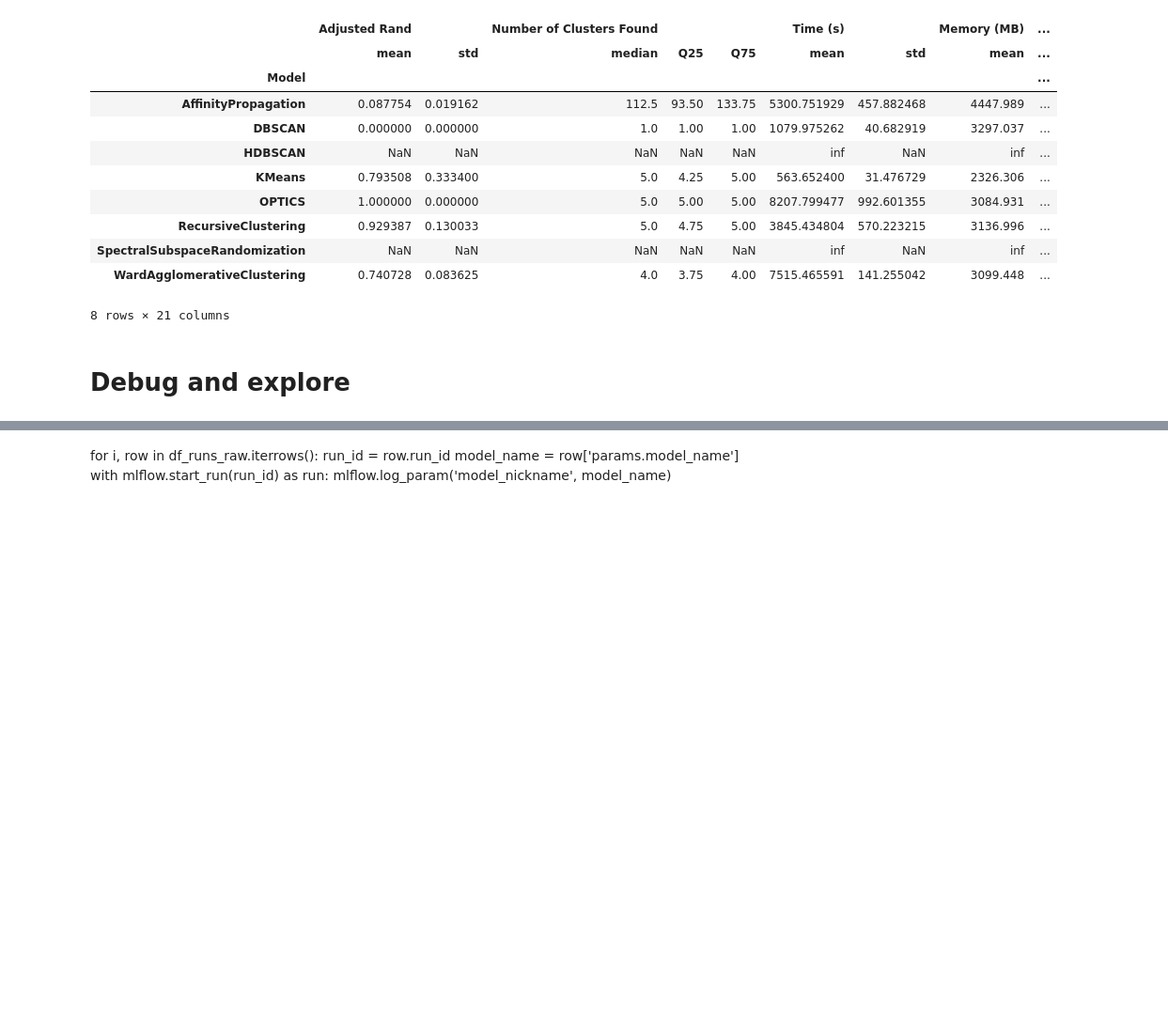
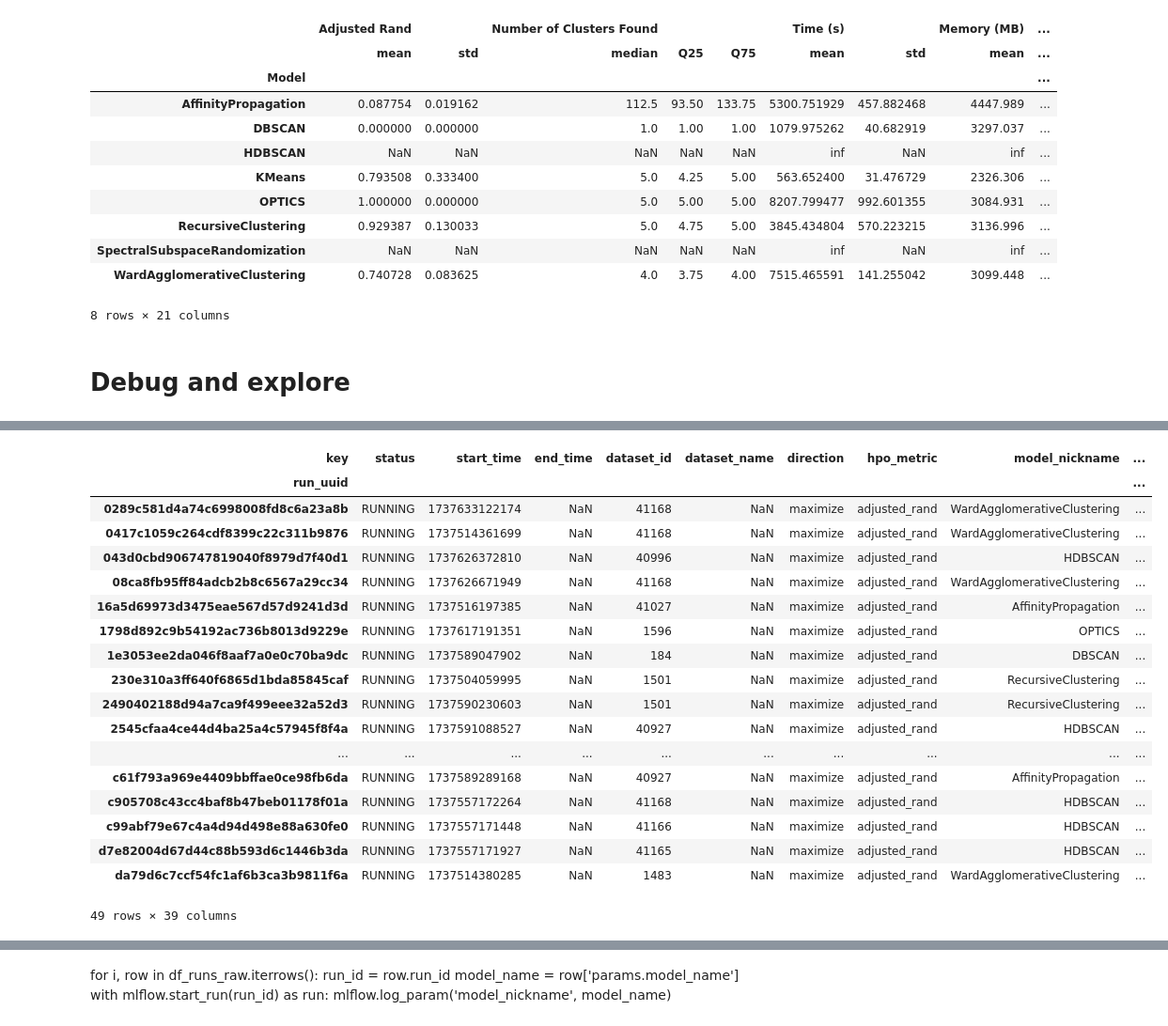
Before and after one commit to BrunoBelucci/cohirf, a Jupyter notebook: results/analyze_runs_openml.ipynb, the cells around one changed output, grey strips where cells are left out. Shown at 94% size. Cells and saved outputs as stored; diff of their text form; code cells hidden in the pictures; blank space fills up the shorter version.

```diff
--- a/results/analyze_runs_openml.ipynb
+++ b/results/analyze_runs_openml.ipynb
@@ -52,8 +58,13 @@ latest_metrics_columns = [
     'mutual_info',
     'adjusted_mutual_info',
     'normalized_mutual_info',
-    'homogeneity_completeness_v_measure',
+    'homogeneity',
+    'completeness',
+    'v_measure',
     'silhouette',
+    'calinski_harabasz_score',
+    'davies_bouldin_score',
+    'inertia_score',
     'best_n_clusters_',
     'best_rand_score',
     'best_adjusted_rand',
@@ -62,6 +73,12 @@ latest_metrics_columns = [
     'best_normalized_mutual_info',
     'best_homogeneity_completeness_v_measure',
     'best_silhouette',
+    'best_calinski_harabasz_score',
+    'best_davies_bouldin_score',
+    'best_inertia_score',
+    'best_homogeneity',
+    'best_completeness',
+    'best_v_measure',
 ]
 # %%
 tags_columns = [
@@ -70,6 +87,22 @@ tags_columns = [
     'parent_run_id',
     'best_child_run_id',
 ]
+# %%
+# parameters of each model, they are saved as tags for the parent run
+parameters = {
+    'RecursiveClustering': ['components_size', 'repetitions', 'kmeans_n_clusters'],
+    'KMeans': ['n_clusters'],
+    'HDBSCAN': ['min_cluster_size'],
+    'DBSCAN': ['eps', 'min_samples'],
+    'AffinityPropagation': ['damping'],
+    'OPTICS': ['min_samples'],
+    'SpectralSubspaceRandomization': ['n_similarities', 'sampling_ratio', 'sc_n_clusters'],
+    'WardAgglomerativeClustering': ['n_clusters'],
+}
+all_model_parameters = [p for model, params in parameters.items() for p in params]
+all_model_parameters = list(set(all_model_parameters))
+for param in all_model_parameters:
+    tags_columns.append(param)
 # %%
 runs_columns = ['run_uuid', 'status', 'start_time', 'end_time']
 experiments_columns = []
@@ -832,5 +1124,27 @@ df = df_runs_raw_parents.copy()
 # %%
-df = df.loc[df['model_nickname'] == 'RecursiveClustering']
+df = df.loc[df['status'] == 'RUNNING']
+# %%
+df
+# %% [output]
+| key | status | start_time | end_time | dataset_id | dataset_name | direction | hpo_metric | model_nickname | ... |
+| run_uuid |  |  |  |  |  |  |  |  | ... |
+| 0289c581d4a74c6998008fd8c6a23a8b | RUNNING | 1737633122174 | NaN | 41168 | NaN | maximize | adjusted_rand | WardAgglomerativeClustering | ... |
+| 0417c1059c264cdf8399c22c311b9876 | RUNNING | 1737514361699 | NaN | 41168 | NaN | maximize | adjusted_rand | WardAgglomerativeClustering | ... |
+| 043d0cbd906747819040f8979d7f40d1 | RUNNING | 1737626372810 | NaN | 40996 | NaN | maximize | adjusted_rand | HDBSCAN | ... |
+| 08ca8fb95ff84adcb2b8c6567a29cc34 | RUNNING | 1737626671949 | NaN | 41168 | NaN | maximize | adjusted_rand | WardAgglomerativeClustering | ... |
+| 16a5d69973d3475eae567d57d9241d3d | RUNNING | 1737516197385 | NaN | 41027 | NaN | maximize | adjusted_rand | AffinityPropagation | ... |
+| 1798d892c9b54192ac736b8013d9229e | RUNNING | 1737617191351 | NaN | 1596 | NaN | maximize | adjusted_rand | OPTICS | ... |
+| 1e3053ee2da046f8aaf7a0e0c70ba9dc | RUNNING | 1737589047902 | NaN | 184 | NaN | maximize | adjusted_rand | DBSCAN | ... |
+| 230e310a3ff640f6865d1bda85845caf | RUNNING | 1737504059995 | NaN | 1501 | NaN | maximize | adjusted_rand | RecursiveClustering | ... |
+| 2490402188d94a7ca9f499eee32a52d3 | RUNNING | 1737590230603 | NaN | 1501 | NaN | maximize | adjusted_rand | RecursiveClustering | ... |
+| 2545cfaa4ce44d4ba25a4c57945f8f4a | RUNNING | 1737591088527 | NaN | 40927 | NaN | maximize | adjusted_rand | HDBSCAN | ... |
+| ... | ... | ... | ... | ... | ... | ... | ... | ... | ... |
+| c61f793a969e4409bbffae0ce98fb6da | RUNNING | 1737589289168 | NaN | 40927 | NaN | maximize | adjusted_rand | AffinityPropagation | ... |
+| c905708c43cc4baf8b47beb01178f01a | RUNNING | 1737557172264 | NaN | 41168 | NaN | maximize | adjusted_rand | HDBSCAN | ... |
+| c99abf79e67c4a4d94d498e88a630fe0 | RUNNING | 1737557171448 | NaN | 41166 | NaN | maximize | adjusted_rand | HDBSCAN | ... |
+| d7e82004d67d44c88b593d6c1446b3da | RUNNING | 1737557171927 | NaN | 41165 | NaN | maximize | adjusted_rand | HDBSCAN | ... |
+| da79d6c7ccf54fc1af6b3ca3b9811f6a | RUNNING | 1737514380285 | NaN | 1483 | NaN | maximize | adjusted_rand | WardAgglomerativeClustering | ... |
+49 rows × 39 columns
 # %%
 parent_run_ids = list(df.index)
 # %%
```
Also changed, not shown: parts of 36 cells of this notebook, 3 other files.
